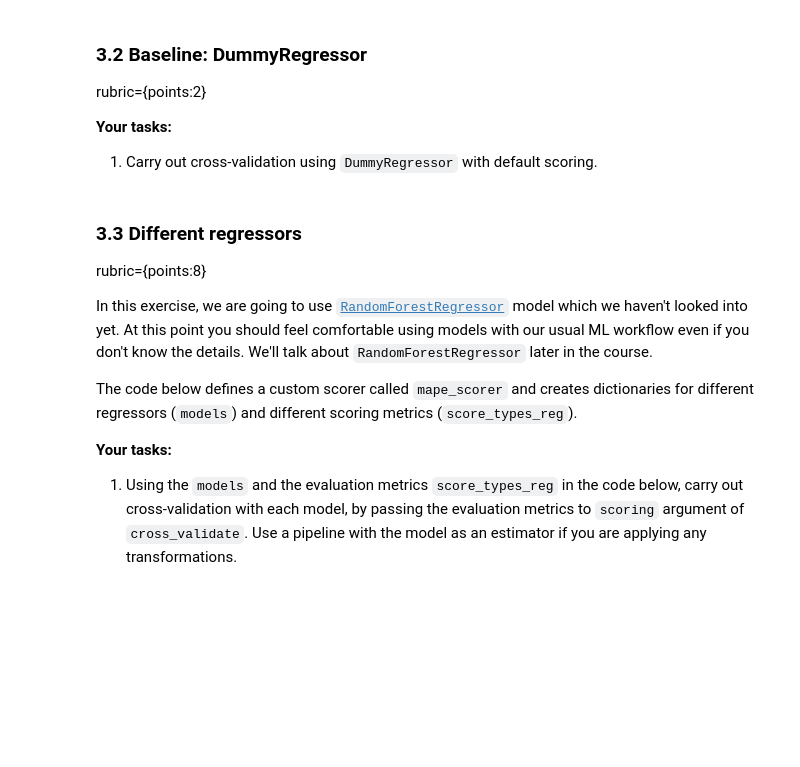
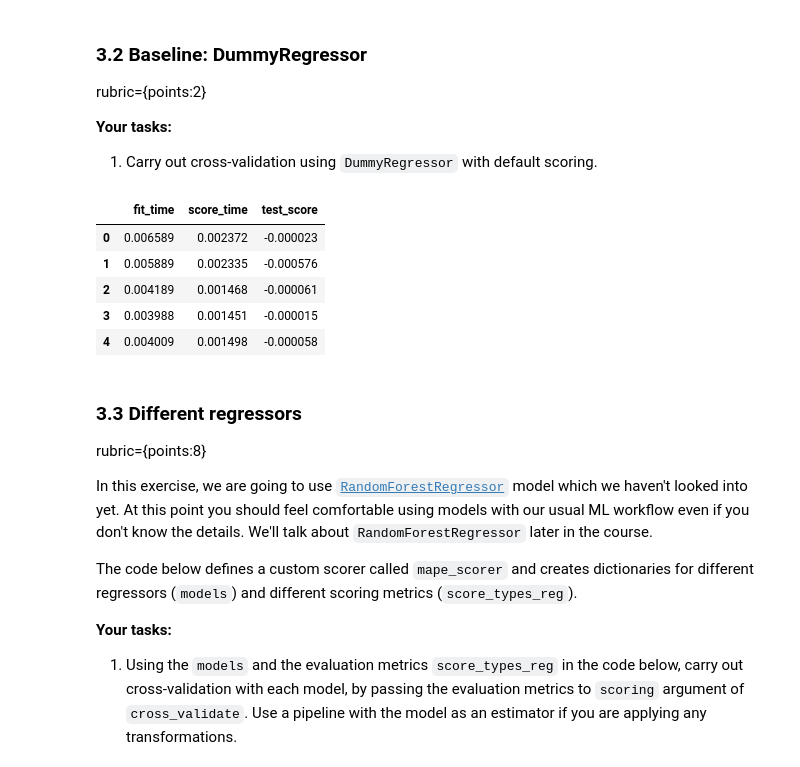
Before and after one commit to CarsonFox/MachineLearning, a Jupyter notebook: HW5/CS4320_HW5.ipynb, the cells around one changed output. Cells and saved outputs as stored; diff of their text form; code cells hidden in the pictures; blank space fills up the shorter version.

```diff
--- a/HW5/CS4320_HW5.ipynb
+++ b/HW5/CS4320_HW5.ipynb
@@ -444,3 +461,9 @@ rubric={points:10}
+# %%
+scaler = StandardScaler()
+# %%
+target = 'MedHouseVal'
+X_train, y_train = train_df.drop(columns=[target]), train_df[target]
+X_test, y_test = test_df.drop(columns=[target]), test_df[target]
 # %% [markdown]
 ### 3.2 Baseline: DummyRegressor
 rubric={points:2}
@@ -452,3 +473,14 @@ rubric={points:2}
+# %%
+pipe = make_pipeline(scaler, DummyRegressor())
+pipe.fit(X_train, y_train)
+pd.DataFrame(cross_validate(pipe, X_train, y_train))
+# %% [output]
+|  | fit_time | score_time | test_score |
+| 0 | 0.006589 | 0.002372 | -0.000023 |
+| 1 | 0.005889 | 0.002335 | -0.000576 |
+| 2 | 0.004189 | 0.001468 | -0.000061 |
+| 3 | 0.003988 | 0.001451 | -0.000015 |
+| 4 | 0.004009 | 0.001498 | -0.000058 |
 # %% [markdown]
 ### 3.3 Different regressors
 rubric={points:8}
```
Also changed, not shown: parts of 2 cells of this notebook.
